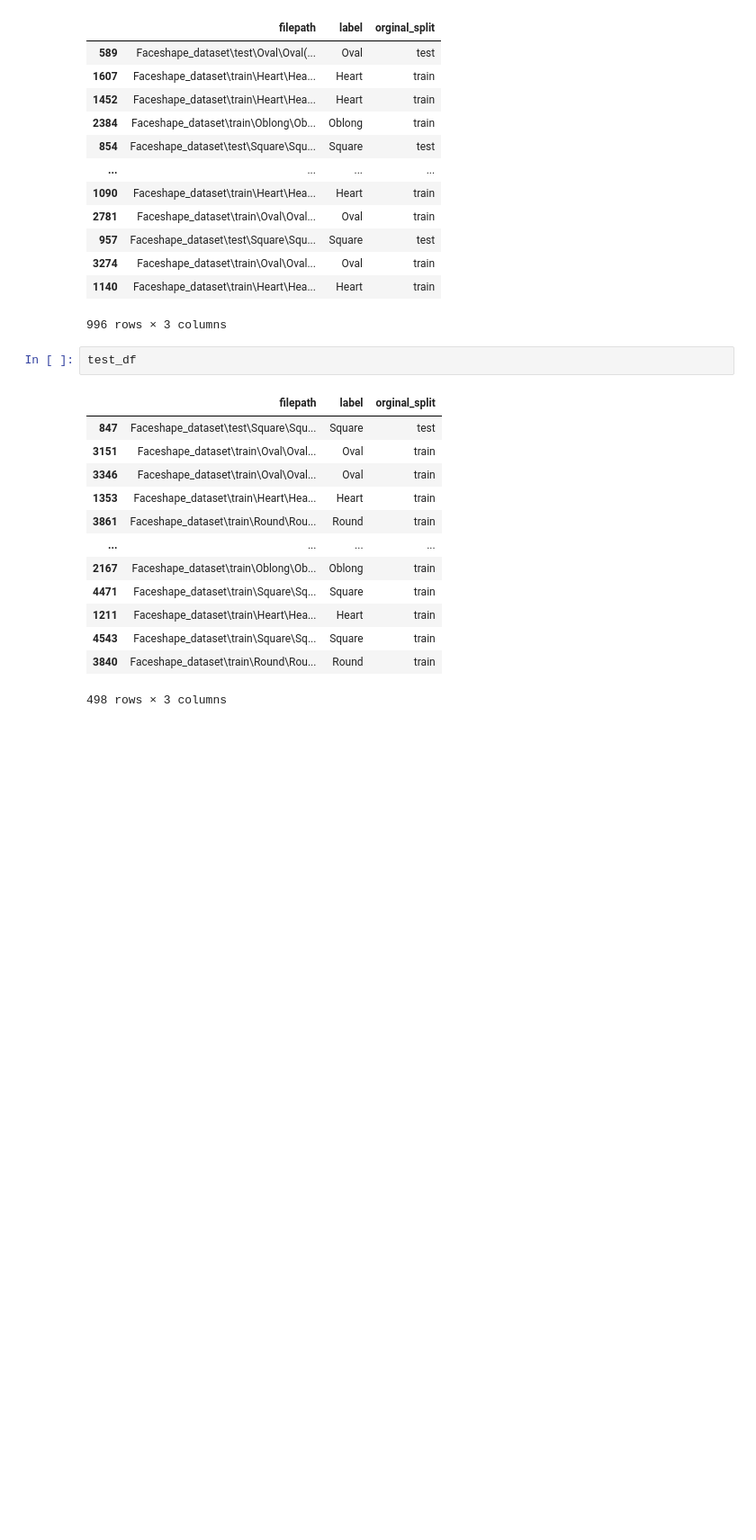
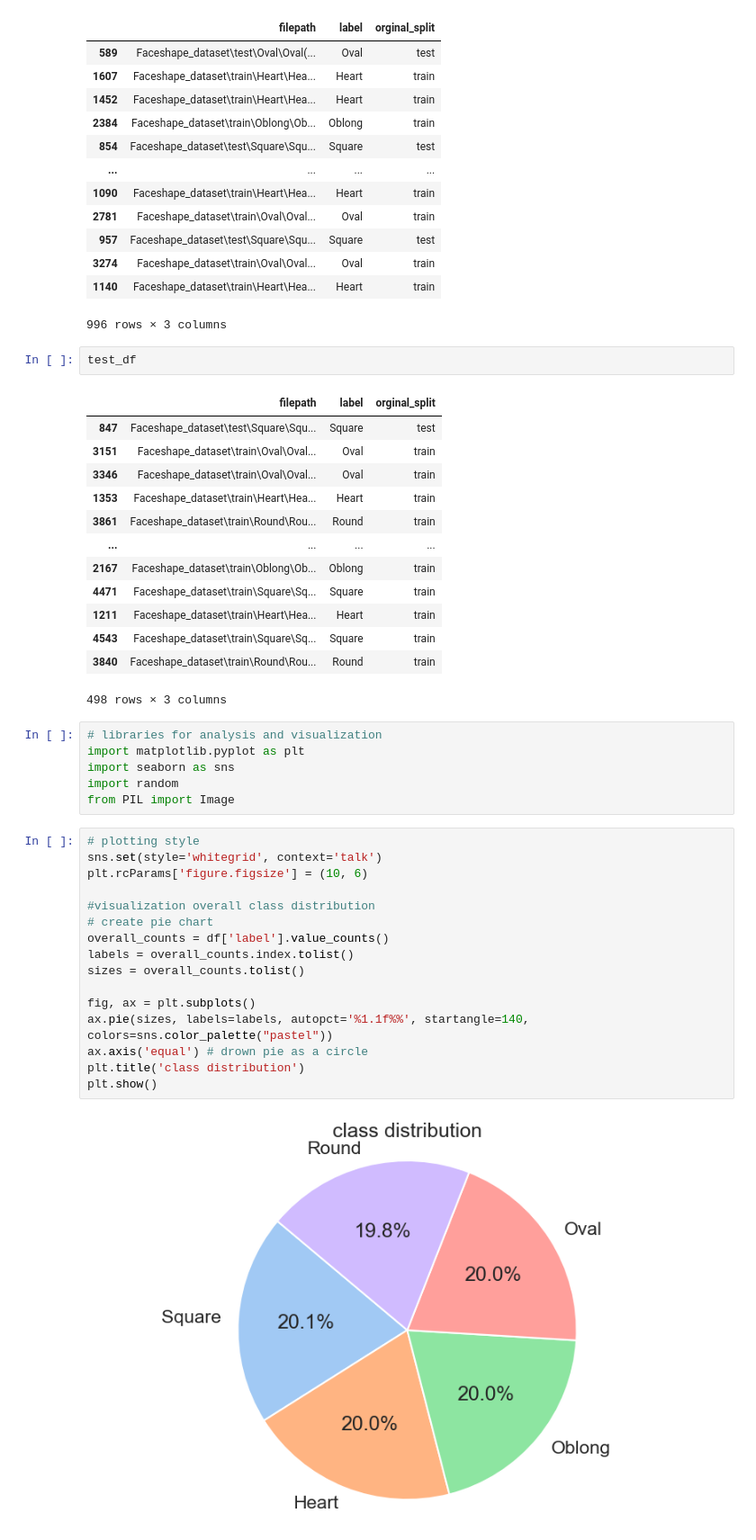
Before and after one commit to Sepide-naderi/eyeglasses_recommandation, a Jupyter notebook: face_shape_classification.ipynb, the cells around one changed output. Shown at 90% size. Cells and saved outputs as stored; diff of their text form; blank space fills up the shorter version.

Commit message:
visualize class distributions + visualize distribution per split + display sample images from each class

```diff
--- a/face_shape_classification.ipynb
+++ b/face_shape_classification.ipynb
@@ -137,3 +137,27 @@ test_df
 | 4543 | Faceshape_dataset\train\Square\Sq... | Square | train |
 | 3840 | Faceshape_dataset\train\Round\Rou... | Round | train |
 498 rows × 3 columns
+# %%
+# libraries for analysis and visualization
+import matplotlib.pyplot as plt
+import seaborn as sns
+import random
+from PIL import Image
+# %%
+# plotting style
+sns.set(style='whitegrid', context='talk')
+plt.rcParams['figure.figsize'] = (10, 6)
+
+#visualization overall class distribution
+# create pie chart
+overall_counts = df['label'].value_counts()
+labels = overall_counts.index.tolist()
+sizes = overall_counts.tolist()
+
+fig, ax = plt.subplots()
+ax.pie(sizes, labels=labels, autopct='%1.1f%%', startangle=140, colors=sns.color_palette("pastel"))
+ax.axis('equal') # drown pie as a circle
+plt.title('class distribution')
+plt.show()
+# %% [output]
+[figure, added]
```
Also changed, not shown: parts of 5 cells of this notebook.
